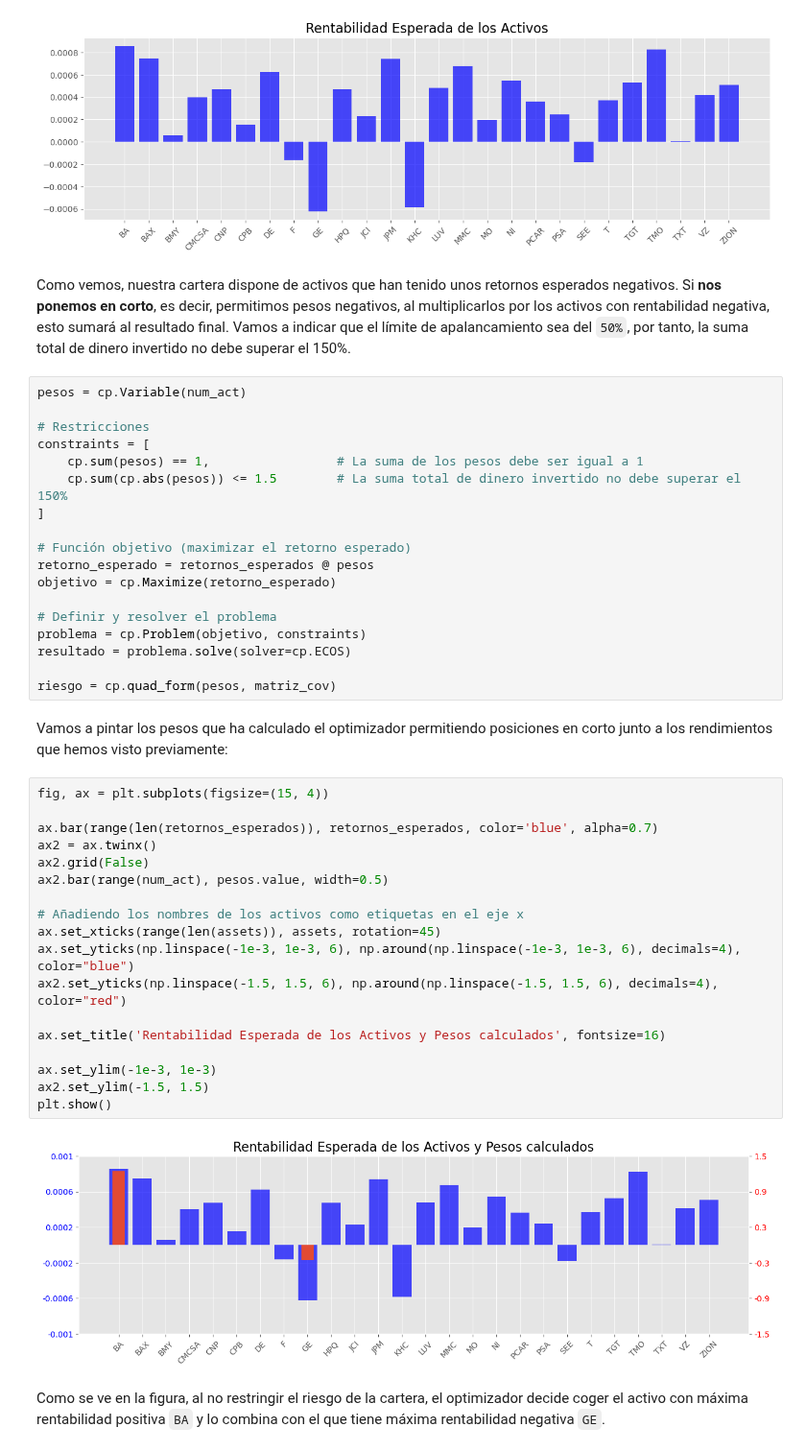
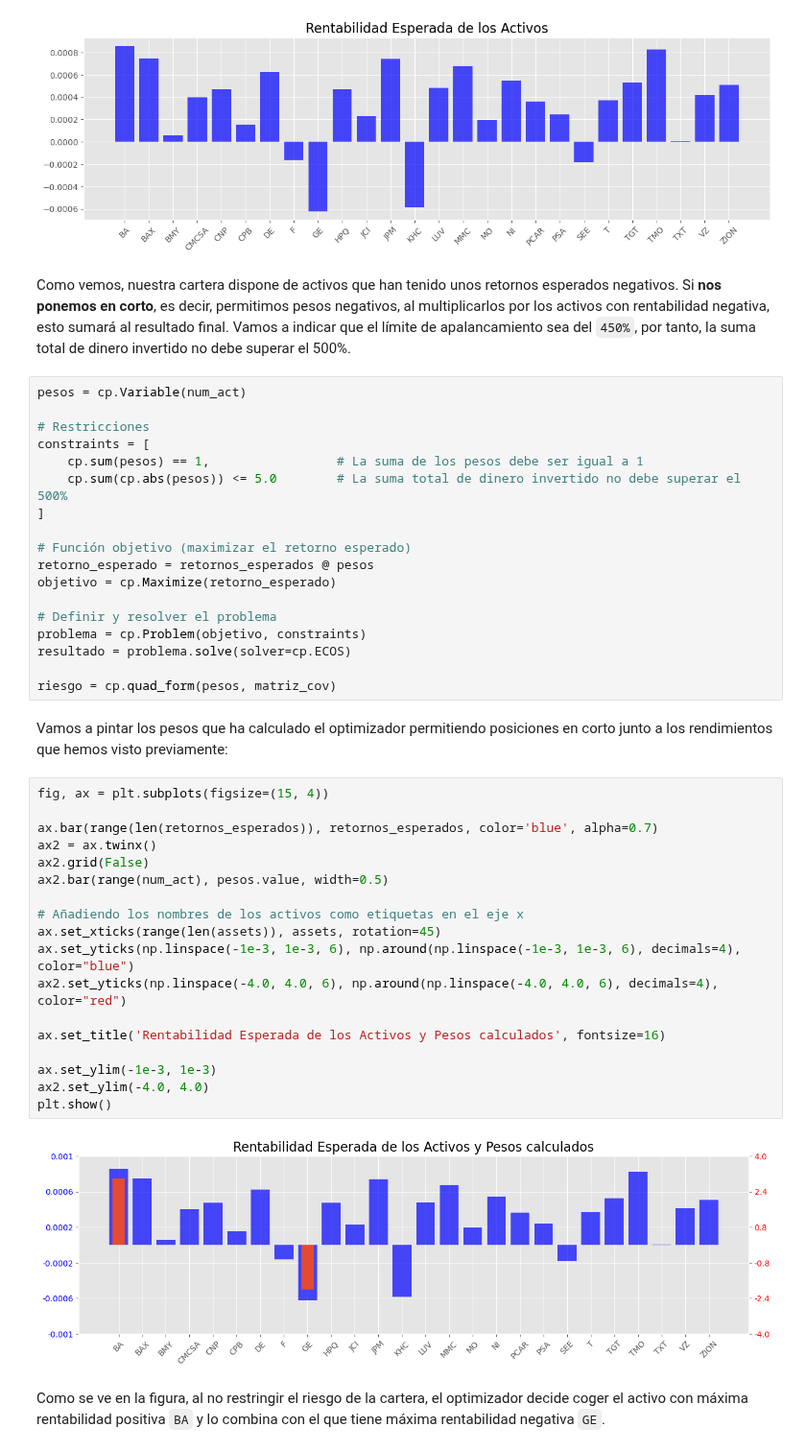
Before and after one commit to alfonso-santos/microcredencial-carteras-python-2023, a Jupyter notebook: Tema_3_Markowitz/src/ejemplos-optimizacion-markowitz-cortas.ipynb, the cells around one changed output. Shown at 96% size. Cells and saved outputs as stored; diff of their text form.

```diff
--- a/Tema_3_Markowitz/src/ejemplos-optimizacion-markowitz-cortas.ipynb
+++ b/Tema_3_Markowitz/src/ejemplos-optimizacion-markowitz-cortas.ipynb
@@ -176,14 +176,14 @@ plt.title('Rentabilidad Esperada de los Activos', fontsize=16)
 Text(0.5, 1.0, 'Rentabilidad Esperada de los Activos')
 [figure]
 # %% [markdown]
-Como vemos, nuestra cartera dispone de activos que han tenido unos retornos esperados negativos. Si **nos ponemos en corto**, es decir, permitimos pesos negativos, al multiplicarlos por los activos con rentabilidad negativa, esto sumará al resultado final. Vamos a indicar que el límite de apalancamiento sea del `50%`, por tanto, la suma total de dinero invertido no debe superar el 150%.
+Como vemos, nuestra cartera dispone de activos que han tenido unos retornos esperados negativos. Si **nos ponemos en corto**, es decir, permitimos pesos negativos, al multiplicarlos por los activos con rentabilidad negativa, esto sumará al resultado final. Vamos a indicar que el límite de apalancamiento sea del `450%`, por tanto, la suma total de dinero invertido no debe superar el 500%.
 # %%
 pesos = cp.Variable(num_act)
 
 # Restricciones
 constraints = [
     cp.sum(pesos) == 1,                 # La suma de los pesos debe ser igual a 1
-    cp.sum(cp.abs(pesos)) <= 1.5        # La suma total de dinero invertido no debe superar el 150%
+    cp.sum(cp.abs(pesos)) <= 5.0        # La suma total de dinero invertido no debe superar el 500%
 ]
 
 # Función objetivo (maximizar el retorno esperado)
@@ -200,23 +200,23 @@ Vamos a pintar los pesos que ha calculado el optimizador permitiendo posiciones
 # %%
 fig, ax = plt.subplots(figsize=(15, 4))
 
 ax.bar(range(len(retornos_esperados)), retornos_esperados, color='blue', alpha=0.7)
 ax2 = ax.twinx()
 ax2.grid(False)
 ax2.bar(range(num_act), pesos.value, width=0.5)
 
 # Añadiendo los nombres de los activos como etiquetas en el eje x
 ax.set_xticks(range(len(assets)), assets, rotation=45)
 ax.set_yticks(np.linspace(-1e-3, 1e-3, 6), np.around(np.linspace(-1e-3, 1e-3, 6), decimals=4), color="blue")
-ax2.set_yticks(np.linspace(-1.5, 1.5, 6), np.around(np.linspace(-1.5, 1.5, 6), decimals=4), color="red")
+ax2.set_yticks(np.linspace(-4.0, 4.0, 6), np.around(np.linspace(-4.0, 4.0, 6), decimals=4), color="red")
 
 ax.set_title('Rentabilidad Esperada de los Activos y Pesos calculados', fontsize=16)
 
 ax.set_ylim(-1e-3, 1e-3)
-ax2.set_ylim(-1.5, 1.5)
+ax2.set_ylim(-4.0, 4.0)
 plt.show()
 # %% [output]
-[figure, old version]
+[figure, new version]
 # %% [markdown]
 Como se ve en la figura, al no restringir el riesgo de la cartera, el optimizador decide coger el activo con máxima rentabilidad positiva `BA` y lo combina con el que tiene máxima rentabilidad negativa `GE`.
 # %%
```
Also changed, not shown: parts of 13 cells of this notebook, 6 other files.
